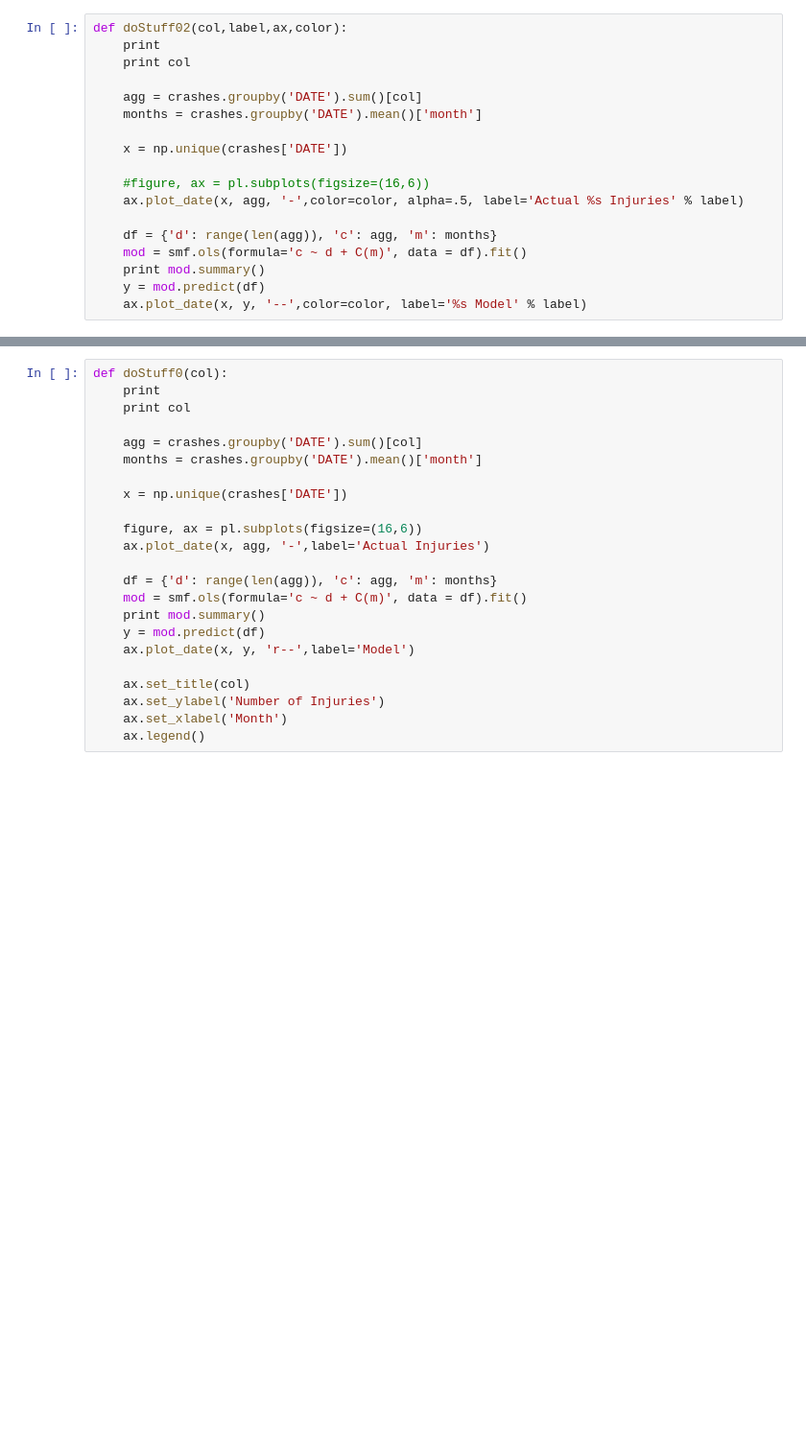
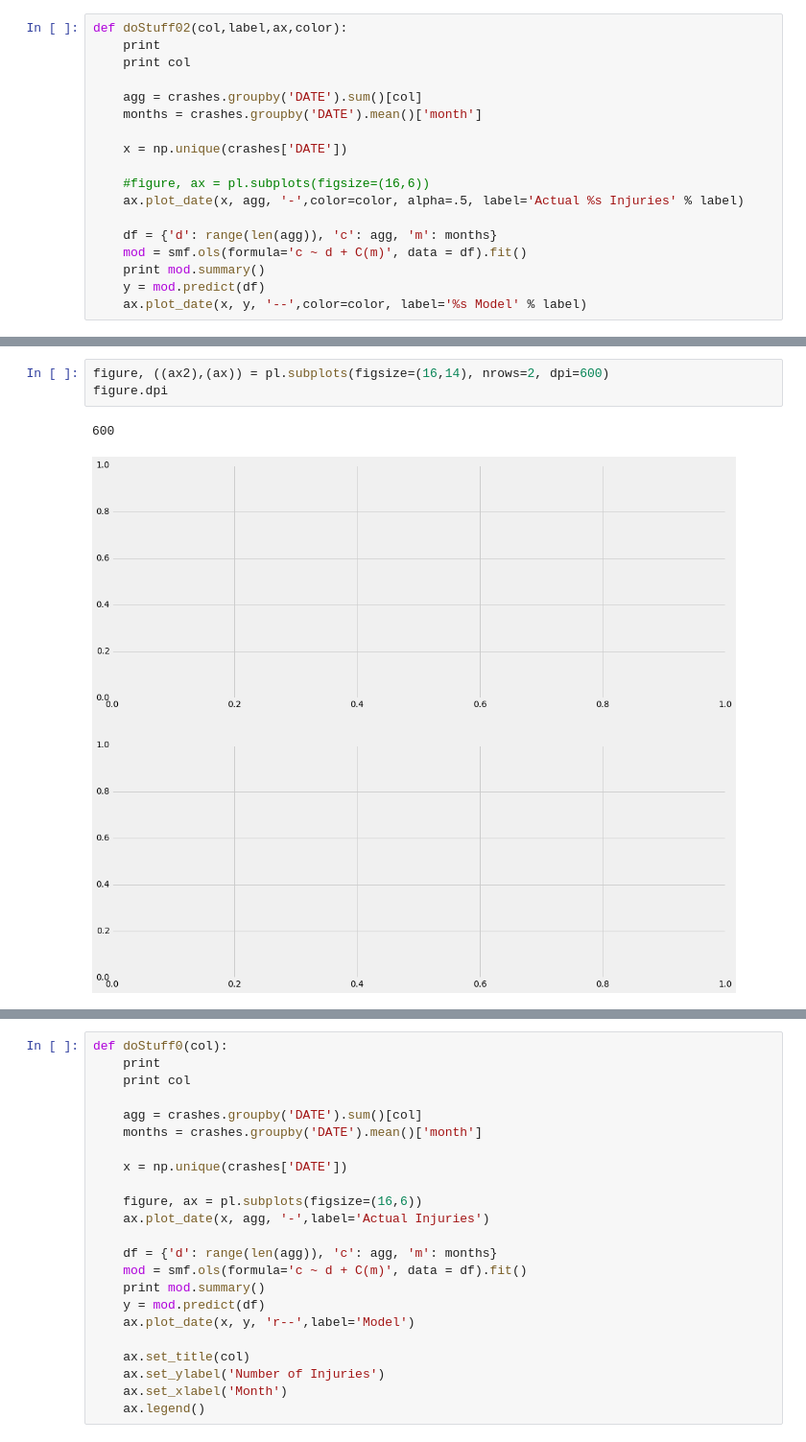
Before and after one commit to afcarl/civic_ps3, a Jupyter notebook: Time Series (Month).ipynb, the cells around one changed output, grey strips where cells are left out. Shown at 96% size. Saved outputs shown, nothing was run; the diff lists cells and outputs as text; blank space fills up the shorter version.

```diff
--- a/Time Series (Month).ipynb
+++ b/Time Series (Month).ipynb
@@ -122 +134,7 @@ def doStuff02(col,label,ax,color):
+# %%
+figure, ((ax2),(ax)) = pl.subplots(figsize=(16,14), nrows=2, dpi=600)
+figure.dpi
+# %% [output]
+600
+[figure, added]
 # %%
```
Also changed, not shown: parts of 7 cells of this notebook, 11 other files.
